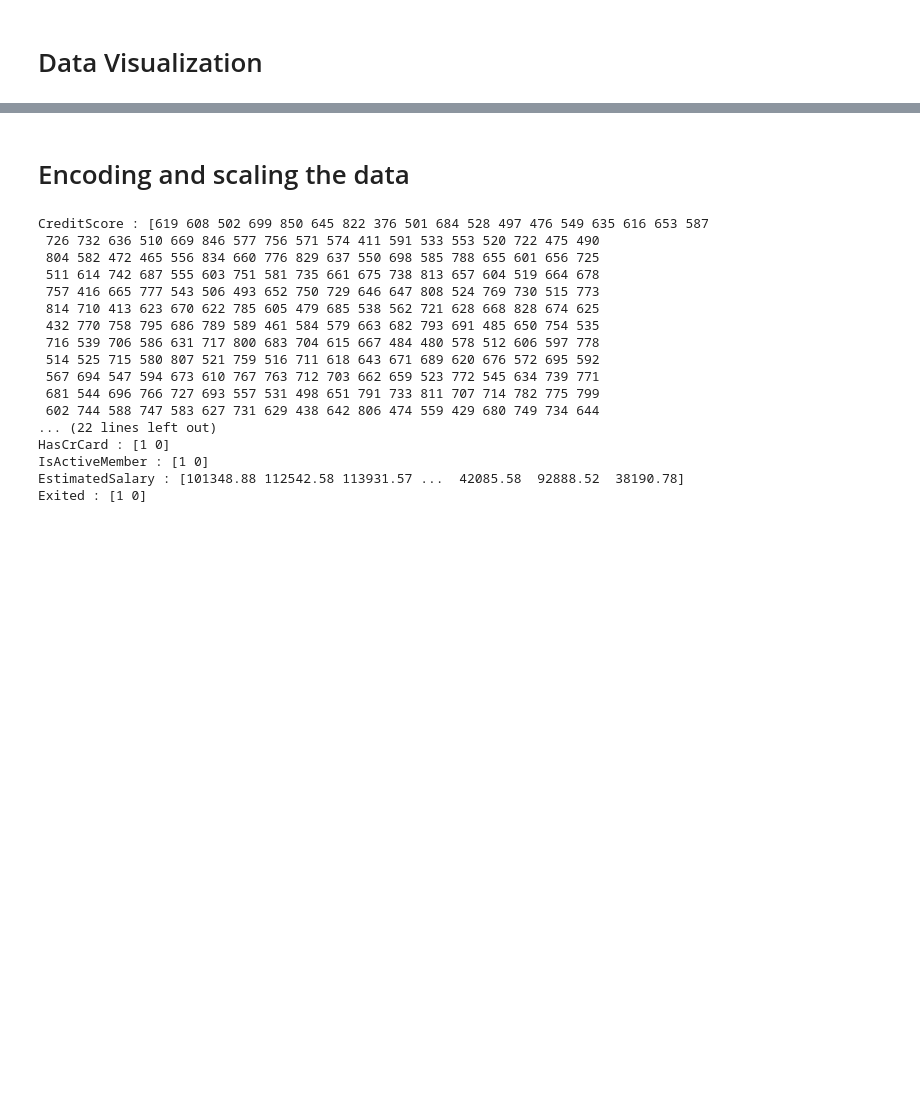
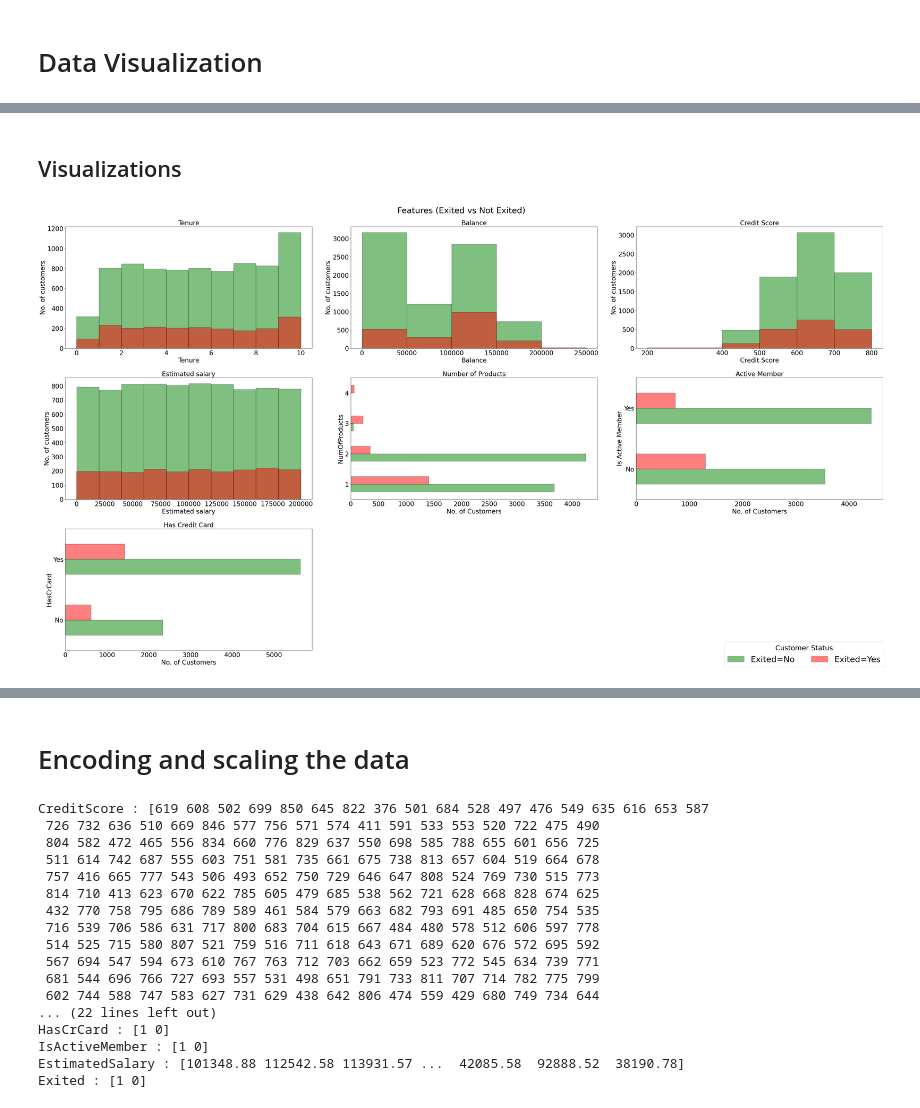
Before and after one commit to mariomngig/Customer-Churn-ANN-Model, a Jupyter notebook: Customer churn.ipynb, the cells around one changed output, grey strips where cells are left out. Drawn from its saved outputs; the diff is of its cells as text; code cells hidden in the pictures; blank space fills up the shorter version.

```diff
--- a/Customer churn.ipynb
+++ b/Customer churn.ipynb
@@ -134,0 +120,17 @@ plt.plot()
+# %%
+def histo(feature_exited_no, feature_exited_yes, axis, bins=None, xlabel="Feature", ylabel="No. of customers", title="Feature Distribution"):
+    axis.hist(feature_exited_no, bins=bins, color='green', alpha=0.5, edgecolor='black')
+    axis.hist(feature_exited_yes, bins=bins, color='red', alpha=0.5, edgecolor='black')
+    axis.set_xlabel(xlabel)
+    axis.set_ylabel(ylabel)
+    axis.set_title(title)
+# %%
+def barh(list,axis,ylabel,title,map=False):
+    product_counts = df.groupby(list).size().unstack(fill_value=0)
+    if map:
+        product_counts.index = product_counts.index.map({0: 'No', 1: 'Yes'})
+
+    product_counts.plot(kind='barh', ax=axis, color=['green', 'red'], alpha=0.5, edgecolor='black',legend=False)
+    axis.set_xlabel("No. of Customers")
+    axis.set_ylabel(ylabel)
+    axis.set_title(title)
@@ -134,0 +165,46 @@ plt.plot()
+# %% [markdown]
+## Visualizations
+# %%
+# Setup the subplot grid
+fig, axes = plt.subplots(nrows=3, ncols=3, figsize=(45, 25))
+plt.subplots_adjust(hspace=0.9,wspace=0.9)
+
+plt.rcParams['font.size'] = 26  # Sets the default font size
+
+histo(tenure_exited_no,tenure_exited_yes,axes[0,0],xlabel='Tenure',title='Tenure')
+
+# Balance
+histo(balance_exited_no,balance_exited_yes,axes[0,1],bins=[0, 50000, 100000, 150000, 200000, 250000],xlabel='Balance',title='Balance')
+
+# CreditScore
+histo(CreditScore_exited_no,CreditScore_exited_yes,axes[0,2],bins=[200,400, 500, 600, 700, 800],xlabel='Credit Score',title='Credit Score')
+axes[0, 2].set_xticks([200,400, 500, 600, 700, 800])
+
+# EstimatedSalary
+histo(EstimatedSalary_exited_no,EstimatedSalary_exited_yes,axes[1,0],xlabel='Estimated salary',title='Estimated salary')
+
+# NumOfProducts
+barh(['NumOfProducts', 'Exited'],axes[1,1],'NumOfProducts','Number of Products')
+
+
+# IsActiveMember
+barh(['IsActiveMember', 'Exited'],axes[1,2],'Is Active Member','Active Member',True)
+
+# Has Credit card
+barh(['HasCrCard', 'Exited'],axes[2,0],'HasCrCard','Has Credit Card',True)
+# Create custom patches as legend handles
+handles = [mpatches.Patch(color='green', label='Exited=No', alpha=0.5, edgecolor='black'),
+           mpatches.Patch(color='red', label='Exited=Yes', alpha=0.5, edgecolor='black')]
+
+# Place a single legend on the figure
+fig.legend(handles=handles, loc='lower right', ncol=2, fontsize='large', title='Customer Status')
+
+axes[2,1].axis('off')
+axes[2,2].axis('off')
+
+
+fig.suptitle('Features (Exited vs Not Exited)')
+plt.tight_layout()
+plt.show()
+# %% [output]
+[figure, added]
```
Also changed, not shown: parts of 26 cells of this notebook.
